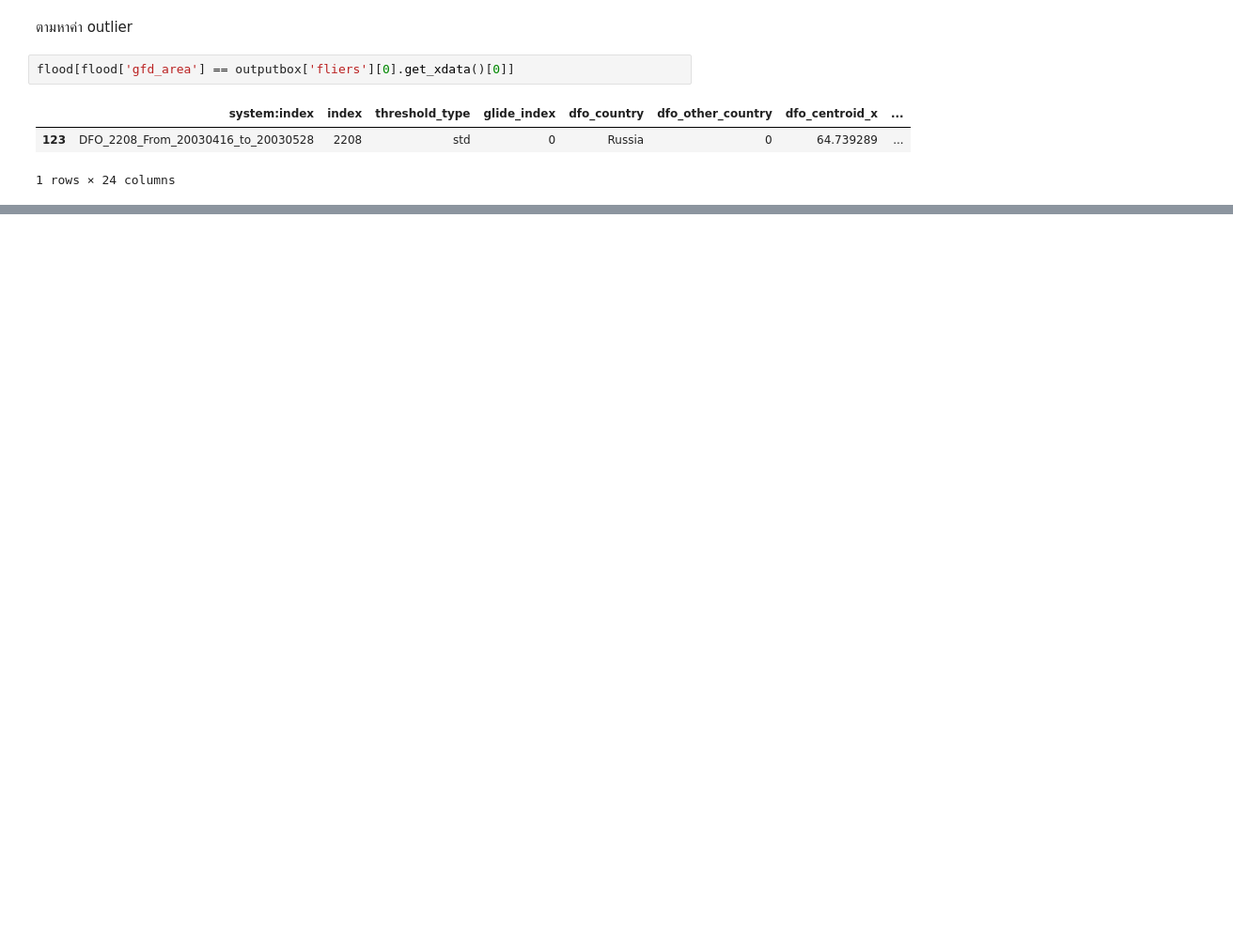
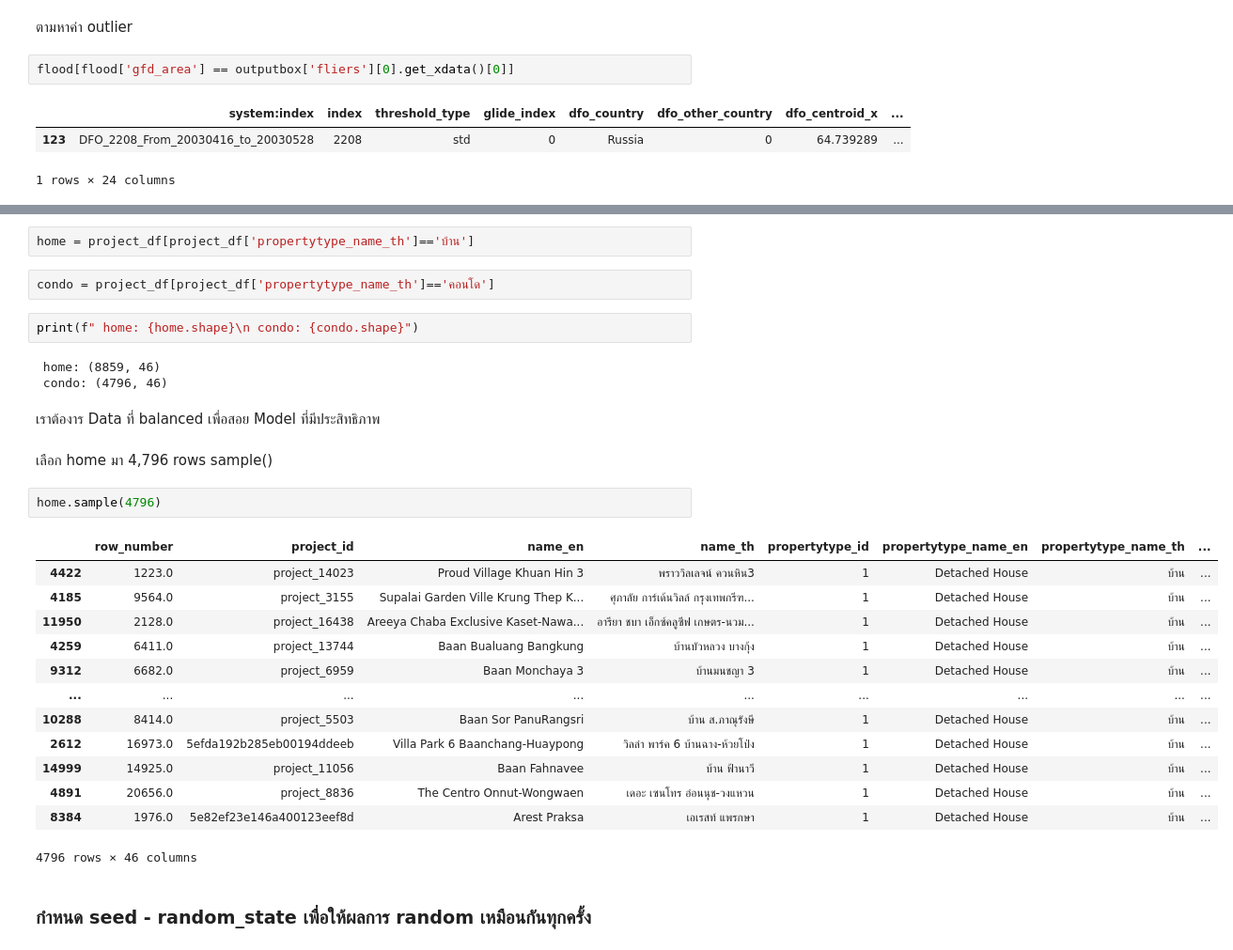
Before and after one commit to WhoAreYou1224/BSC_DPDM2025, a Jupyter notebook: Ch3_Data_Preprocessing.ipynb, the cells around one changed output, grey strips where cells are left out. Shown at 94% size. Saved outputs shown, nothing was run; the diff lists cells and outputs as text; blank space fills up the shorter version.

```diff
--- a/Ch3_Data_Preprocessing.ipynb
+++ b/Ch3_Data_Preprocessing.ipynb
@@ -398,0 +929,31 @@ flood[flood['gfd_area'] == outputbox['fliers'][0].get_xdata()[0]]
+# %%
+home = project_df[project_df['propertytype_name_th']=='บ้าน']
+# %%
+condo = project_df[project_df['propertytype_name_th']=='คอนโด']
+# %%
+print(f" home: {home.shape}\n condo: {condo.shape}")
+# %% [output]
+ home: (8859, 46)
+ condo: (4796, 46)
+# %% [markdown]
+เราต้องาร Data ที่ balanced เพื่อสอย Model ที่มีประสิทธิภาพ
+# %% [markdown]
+เลือก home มา 4,796 rows sample()
+# %%
+home.sample(4796)
+# %% [output]
+|  | row_number | project_id | name_en | name_th | propertytype_id | propertytype_name_en | propertytype_name_th | ... |
+| 4422 | 1223.0 | project_14023 | Proud Village Khuan Hin 3 | พราววิลเลจน์ ควนหิน3 | 1 | Detached House | บ้าน | ... |
+| 4185 | 9564.0 | project_3155 | Supalai Garden Ville Krung Thep K... | ศุภาลัย การ์เด้นวิลล์ กรุงเทพกรีฑ... | 1 | Detached House | บ้าน | ... |
+| 11950 | 2128.0 | project_16438 | Areeya Chaba Exclusive Kaset-Nawa... | อารียา ชบา เอ็กซ์คลูซีฟ เกษตร-นวม... | 1 | Detached House | บ้าน | ... |
+| 4259 | 6411.0 | project_13744 | Baan Bualuang Bangkung | บ้านบัวหลวง บางกุ้ง | 1 | Detached House | บ้าน | ... |
+| 9312 | 6682.0 | project_6959 | Baan Monchaya 3 | บ้านมนชญา 3 | 1 | Detached House | บ้าน | ... |
+| ... | ... | ... | ... | ... | ... | ... | ... | ... |
+| 10288 | 8414.0 | project_5503 | Baan Sor PanuRangsri | บ้าน ส.ภาณุรังษี | 1 | Detached House | บ้าน | ... |
+| 2612 | 16973.0 | 5efda192b285eb00194ddeeb | Villa Park 6 Baanchang-Huaypong | วิลล่า พาร์ค 6 บ้านฉาง-ห้วยโป่ง | 1 | Detached House | บ้าน | ... |
+| 14999 | 14925.0 | project_11056 | Baan Fahnavee | บ้าน ฟ้านาวี | 1 | Detached House | บ้าน | ... |
+| 4891 | 20656.0 | project_8836 | The Centro Onnut-Wongwaen | เดอะ เซนโทร อ่อนนุช-วงแหวน | 1 | Detached House | บ้าน | ... |
+| 8384 | 1976.0 | 5e82ef23e146a400123eef8d | Arest Praksa | เอเรสท์ แพรกษา | 1 | Detached House | บ้าน | ... |
+4796 rows × 46 columns
+# %% [markdown]
+### กำหนด seed - random_state เพื่อให้ผลการ random เหมือนกันทุกครั้ง
```
Also changed, not shown: parts of 75 cells of this notebook.
